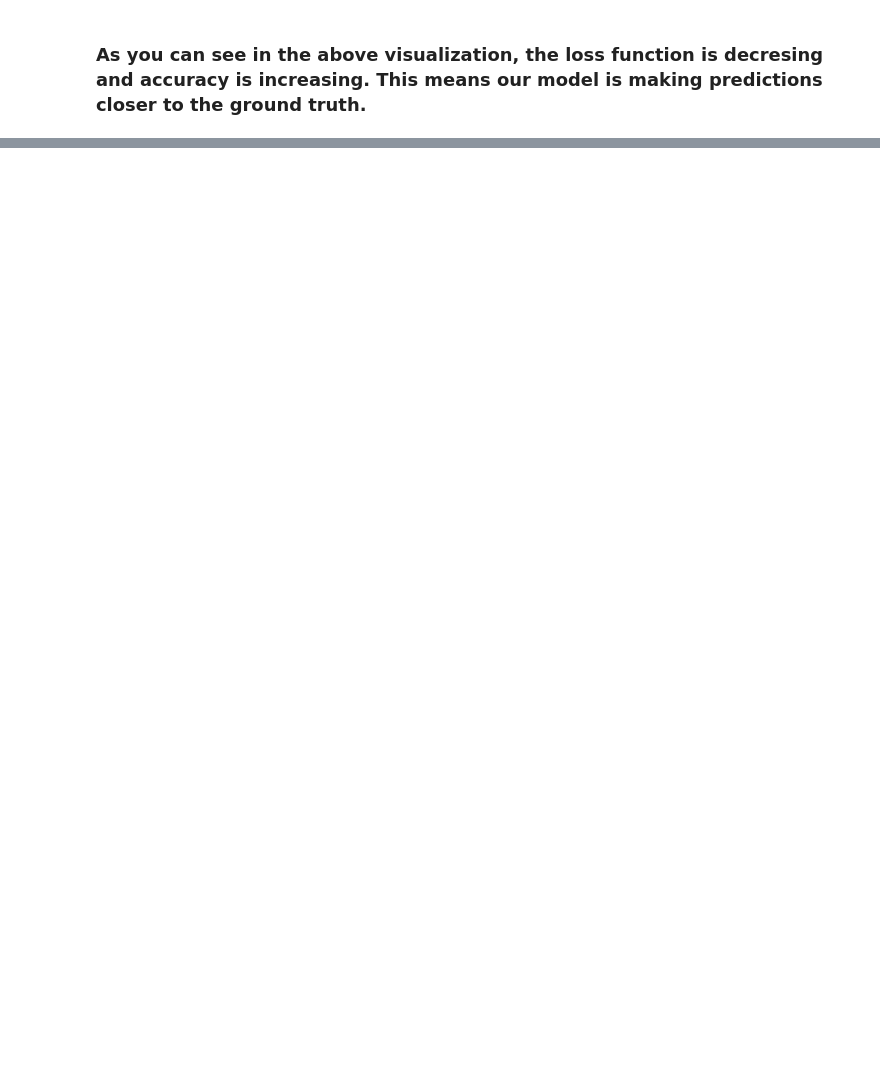
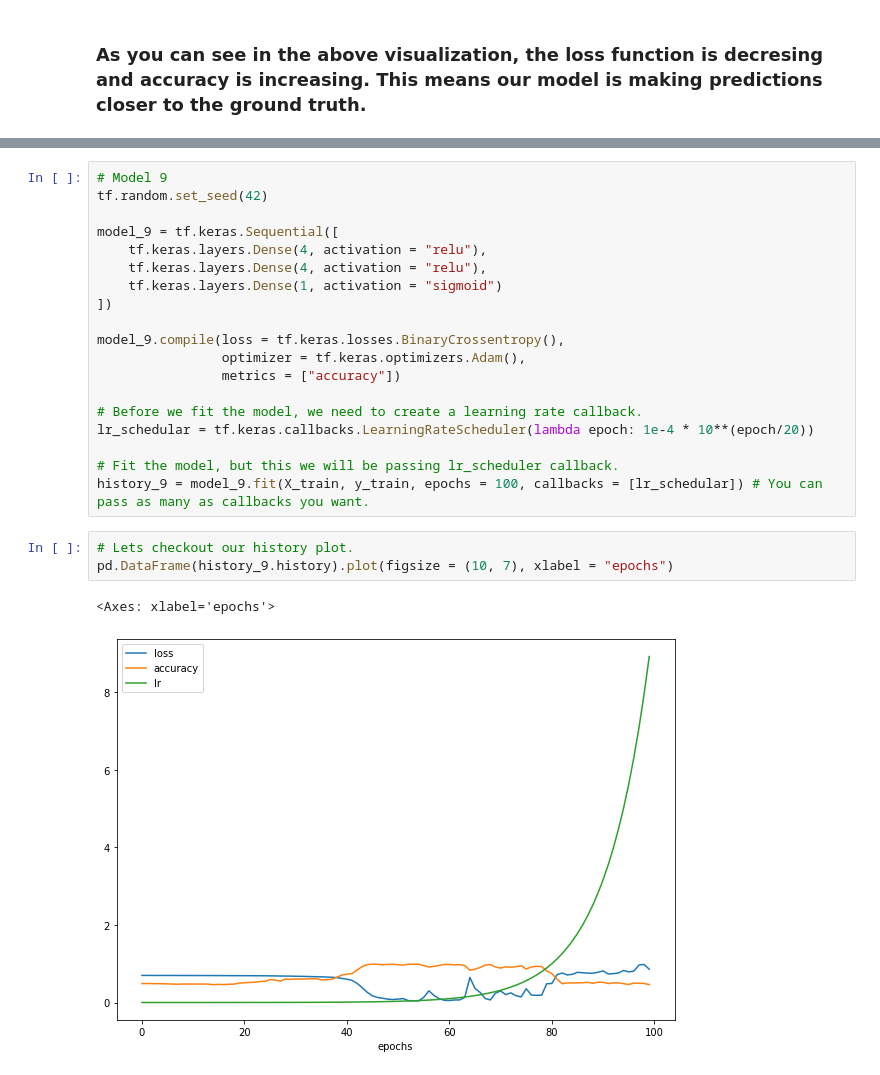
Before and after one commit to Kaushal-Top5699/classification_NN_tensorflow, a Jupyter notebook: classification_NN_tensorflow.ipynb, the cells around one changed output, grey strips where cells are left out. Cells and saved outputs as stored; diff of their text form; blank space fills up the shorter version.

```diff
--- a/classification_NN_tensorflow.ipynb
+++ b/classification_NN_tensorflow.ipynb
@@ -629,0 +619,25 @@ Text(0.5, 1.0, 'model_8 loss curves')
+# %%
+# Model 9
+tf.random.set_seed(42)
+
+model_9 = tf.keras.Sequential([
+    tf.keras.layers.Dense(4, activation = "relu"),
+    tf.keras.layers.Dense(4, activation = "relu"),
+    tf.keras.layers.Dense(1, activation = "sigmoid")
+])
+
+model_9.compile(loss = tf.keras.losses.BinaryCrossentropy(),
+                optimizer = tf.keras.optimizers.Adam(),
+                metrics = ["accuracy"])
+
+# Before we fit the model, we need to create a learning rate callback.
+lr_schedular = tf.keras.callbacks.LearningRateScheduler(lambda epoch: 1e-4 * 10**(epoch/20))
+
+# Fit the model, but this we will be passing lr_scheduler callback.
+history_9 = model_9.fit(X_train, y_train, epochs = 100, callbacks = [lr_schedular]) # You can pass as many as callbacks you want.
+# %%
+# Lets checkout our history plot.
+pd.DataFrame(history_9.history).plot(figsize = (10, 7), xlabel = "epochs")
+# %% [output]
+<Axes: xlabel='epochs'>
+[figure, added]
```
Also changed, not shown: parts of 21 cells of this notebook.
